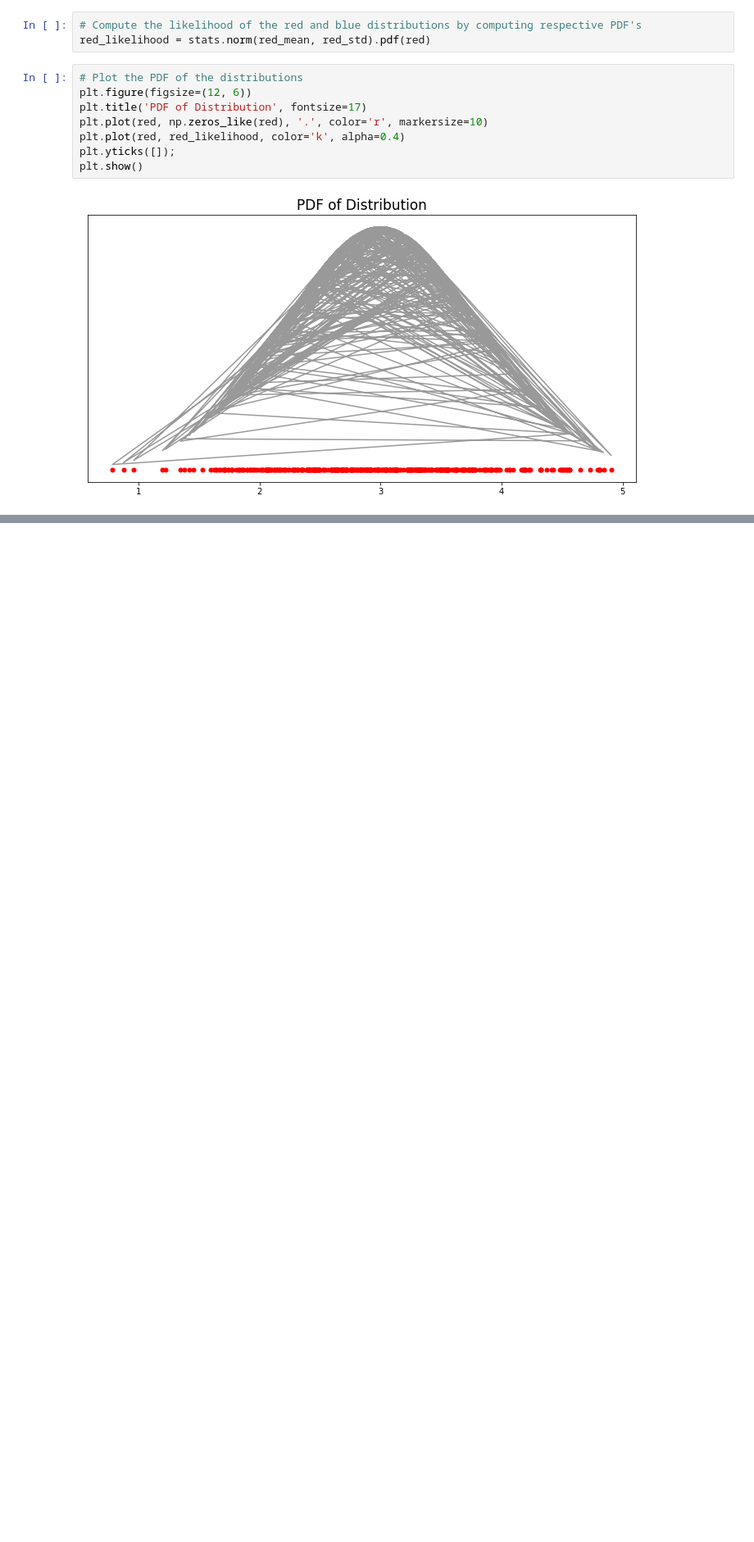
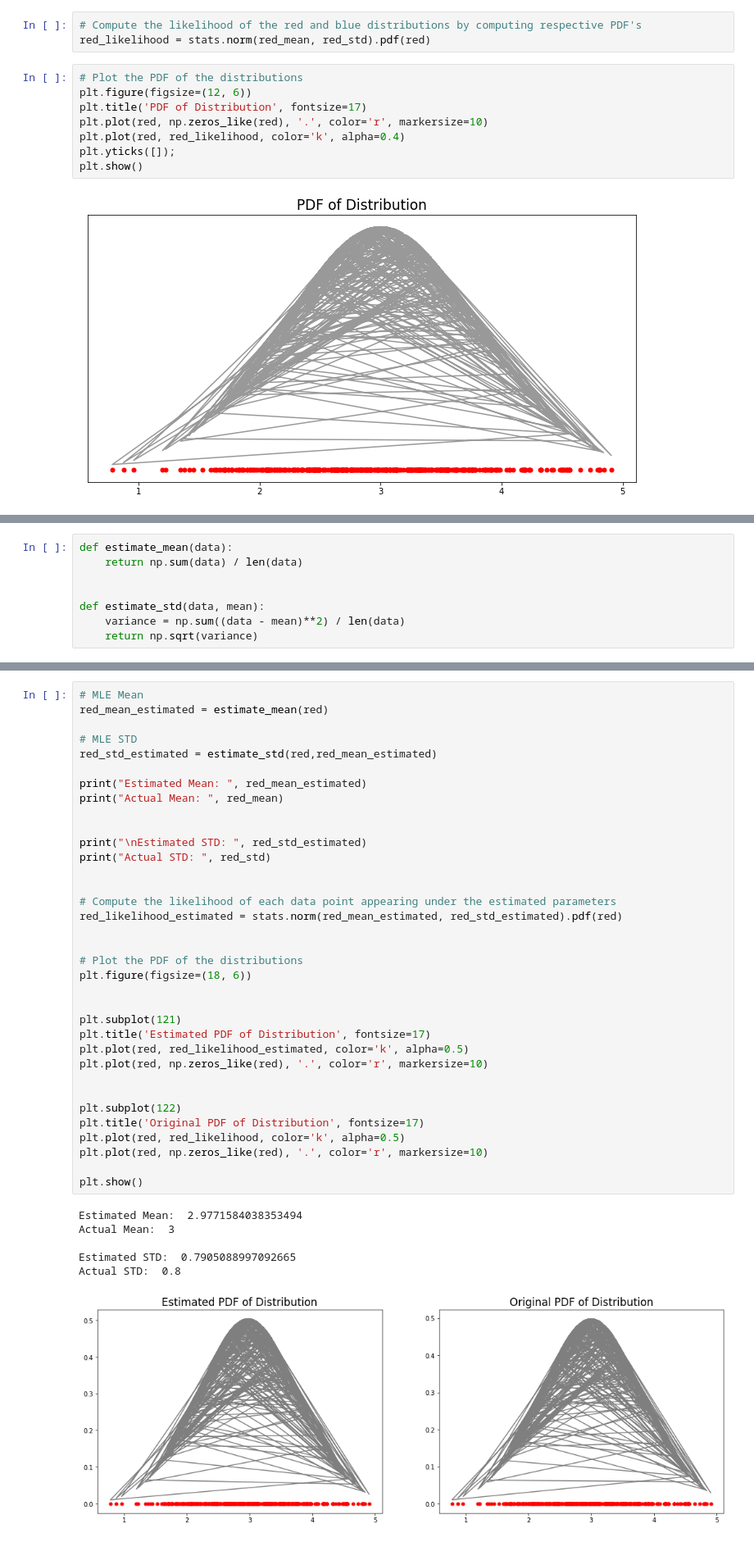
Before and after one commit to qlinhta/maximum-likelihood-estimation, a Jupyter notebook: mle_gaussian.ipynb, the cells around one changed output, grey strips where cells are left out. Shown at 82% size. Drawn from its saved outputs; the diff is of its cells as text; blank space fills up the shorter version.

```diff
--- a/mle_gaussian.ipynb
+++ b/mle_gaussian.ipynb
@@ -283,0 +286,8 @@ plt.show()
+# %%
+def estimate_mean(data):
+    return np.sum(data) / len(data)
+
+
+def estimate_std(data, mean):
+    variance = np.sum((data - mean)**2) / len(data)
+    return np.sqrt(variance)
@@ -283,0 +297,42 @@ plt.show()
+# %%
+# MLE Mean
+red_mean_estimated = estimate_mean(red)
+
+# MLE STD
+red_std_estimated = estimate_std(red,red_mean_estimated)
+
+print("Estimated Mean: ", red_mean_estimated)
+print("Actual Mean: ", red_mean)
+
+
+print("\nEstimated STD: ", red_std_estimated)
+print("Actual STD: ", red_std)
+
+
+# Compute the likelihood of each data point appearing under the estimated parameters
+red_likelihood_estimated = stats.norm(red_mean_estimated, red_std_estimated).pdf(red)
+
+
+# Plot the PDF of the distributions
+plt.figure(figsize=(18, 6))
+
+
+plt.subplot(121)
+plt.title('Estimated PDF of Distribution', fontsize=17)
+plt.plot(red, red_likelihood_estimated, color='k', alpha=0.5)
+plt.plot(red, np.zeros_like(red), '.', color='r', markersize=10)
+
+
+plt.subplot(122)
+plt.title('Original PDF of Distribution', fontsize=17)
+plt.plot(red, red_likelihood, color='k', alpha=0.5)
+plt.plot(red, np.zeros_like(red), '.', color='r', markersize=10)
+
+plt.show()
+# %% [output]
+Estimated Mean:  2.9771584038353494
+Actual Mean:  3
+
+Estimated STD:  0.7905088997092665
+Actual STD:  0.8
+[figure, added]
```
Also changed, not shown: parts of 2 cells of this notebook.
